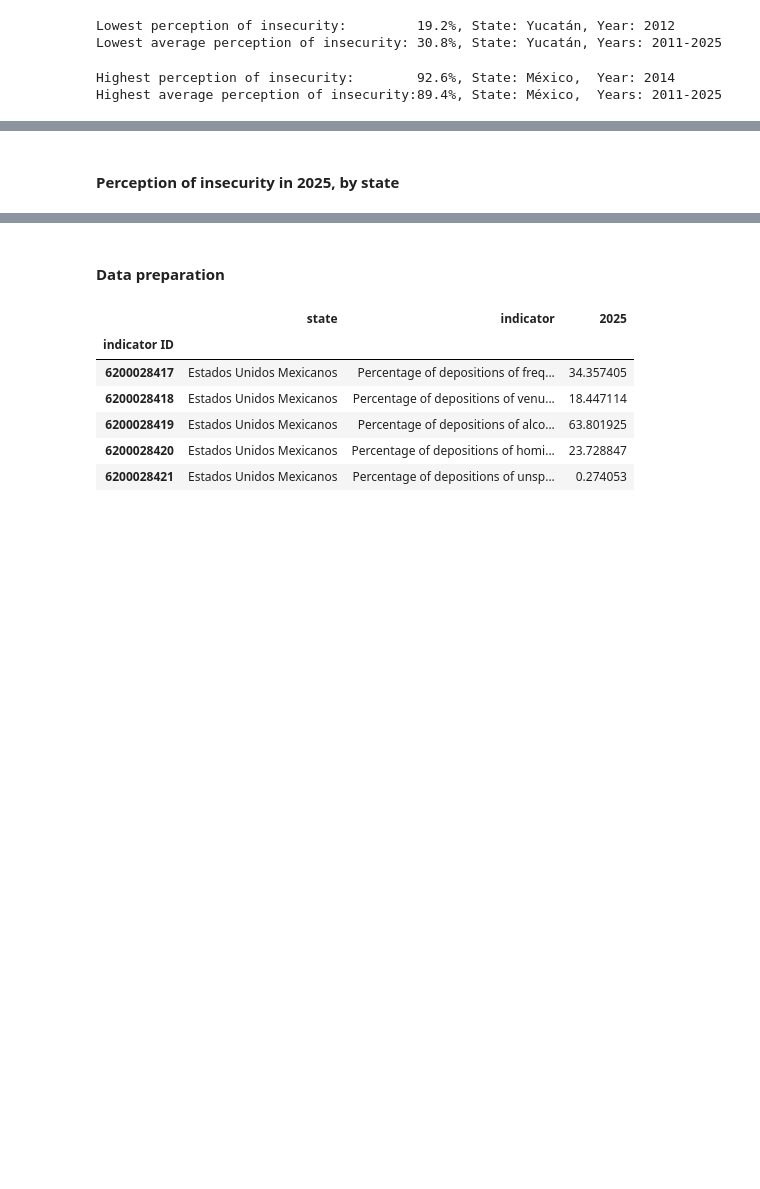
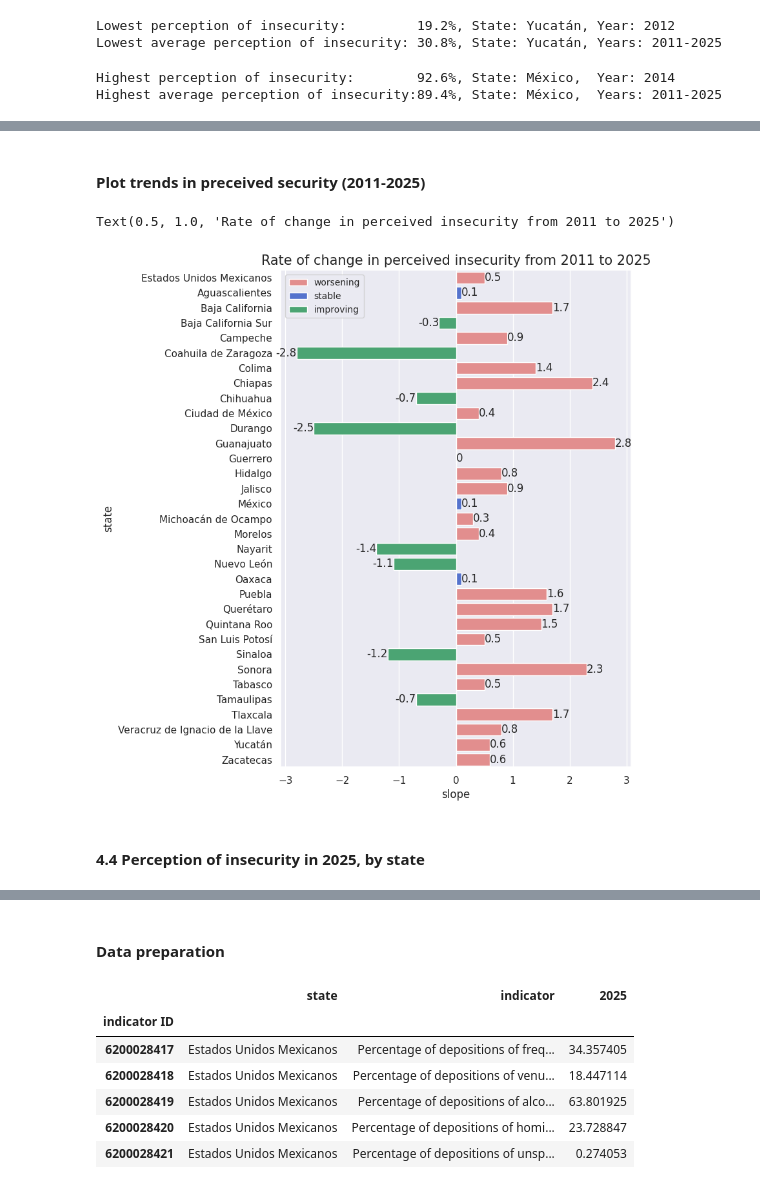
Before and after one commit to irenecelebrin/programming-for-data-analytics, a Jupyter notebook: project/project.ipynb, the cells around one changed output, grey strips where cells are left out. Saved outputs shown, nothing was run; the diff lists cells and outputs as text; code cells hidden in the pictures; blank space fills up the shorter version.

```diff
--- a/project/project.ipynb
+++ b/project/project.ipynb
@@ -698,0 +686,12 @@ plt.title('Perception of insecurity by people aged 18 years and over, by state',
+# %%
+# classify slope (perceived insecurity)
+def classify_trend(row):
+    if row['slope'] < -0.1:
+        return 'improving'
+    elif row['slope'] > 0.1:
+        return 'worsening'
+    else:
+        return 'stable'
+
+# add trends to dataframe. see: https://pandas.pydata.org/docs/reference/api/pandas.DataFrame.apply.html
+slopes['trend'] = slopes.apply(classify_trend, axis=1)
@@ -699,5 +719,23 @@ plt.title('Perception of insecurity by people aged 18 years and over, by state',
+# %% [markdown]
+#### Plot trends in preceived security (2011-2025)
+# %%
+# https://seaborn.pydata.org/generated/seaborn.set_theme.html
+# https://seaborn.pydata.org/generated/seaborn.color_palette.html
+sns.set_theme(rc={'figure.figsize':(7,10)},color_codes=True, palette= ['lightcoral', 'royalblue', 'mediumseagreen'])
+# https://seaborn.pydata.org/generated/seaborn.barplot.html
+ax = sns.barplot(slopes, x = 'slope', y = 'state', hue = 'trend')
+
+
+for container in ax.containers:
+    ax.bar_label(container)
+
+plt.legend(fontsize =  'small')
+plt.title('Rate of change in perceived insecurity from 2011 to 2025', size = 15)
+# %% [output]
+Text(0.5, 1.0, 'Rate of change in perceived insecurity from 2011 to 2025')
+[figure, added]
 # %% [markdown]
-#### Perception of insecurity in 2025, by state
+#### 4.4 Perception of insecurity in 2025, by state
 # %%
 # Create map with .shp file
 map = gpd.read_file('./data/map/mex_admin1.shp')
```
Also changed, not shown: parts of 30 cells of this notebook.
